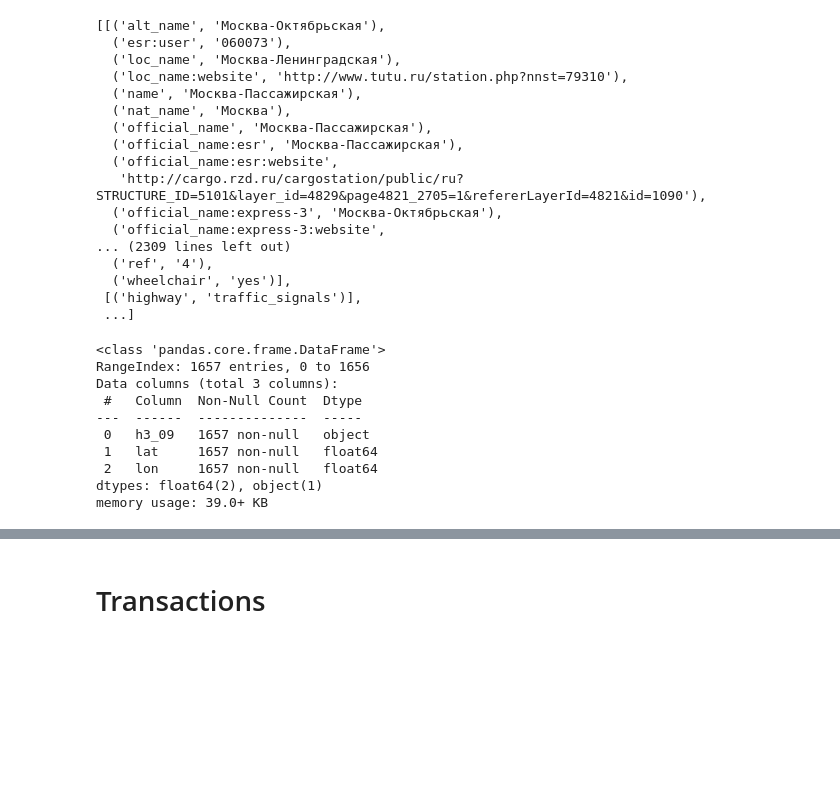
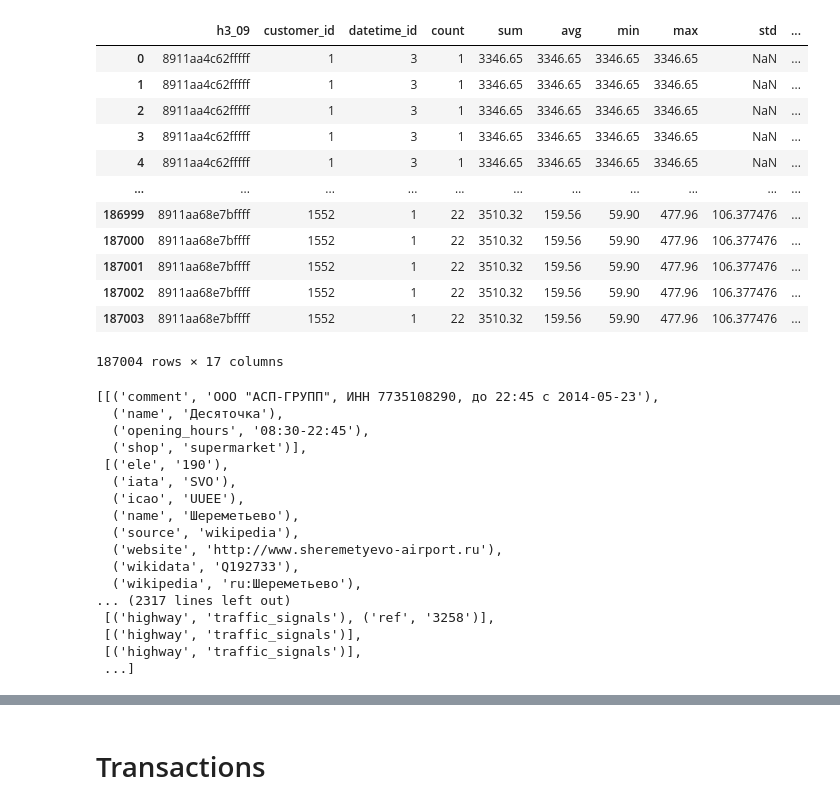
Before and after one commit to Luzinsan/BigData-project, a Jupyter notebook: notebooks/eda.ipynb, the cells around one changed output, grey strips where cells are left out. Cells and saved outputs as stored; diff of their text form; code cells hidden in the pictures; blank space fills up the shorter version.

```diff
--- a/notebooks/eda.ipynb
+++ b/notebooks/eda.ipynb
@@ -63,20 +243,38 @@ Best engine:  fastparquet with mean:  0.008549931049346924
+# %%
+moscow['h3_09'] =  moscow[['lat','lon']].apply(lambda row: h3.latlng_to_cell(row['lat'], row['lon'], 9), axis=1)
+# %%
+transactions.iloc[:1000].merge(moscow, how='left', on='h3_09')
+# %% [output]
+|  | h3_09 | customer_id | datetime_id | count | sum | avg | min | max | std | ... |
+| 0 | 8911aa4c62fffff | 1 | 3 | 1 | 3346.65 | 3346.65 | 3346.65 | 3346.65 | NaN | ... |
+| 1 | 8911aa4c62fffff | 1 | 3 | 1 | 3346.65 | 3346.65 | 3346.65 | 3346.65 | NaN | ... |
+| 2 | 8911aa4c62fffff | 1 | 3 | 1 | 3346.65 | 3346.65 | 3346.65 | 3346.65 | NaN | ... |
+| 3 | 8911aa4c62fffff | 1 | 3 | 1 | 3346.65 | 3346.65 | 3346.65 | 3346.65 | NaN | ... |
+| 4 | 8911aa4c62fffff | 1 | 3 | 1 | 3346.65 | 3346.65 | 3346.65 | 3346.65 | NaN | ... |
+| ... | ... | ... | ... | ... | ... | ... | ... | ... | ... | ... |
+| 186999 | 8911aa68e7bffff | 1552 | 1 | 22 | 3510.32 | 159.56 | 59.90 | 477.96 | 106.377476 | ... |
+| 187000 | 8911aa68e7bffff | 1552 | 1 | 22 | 3510.32 | 159.56 | 59.90 | 477.96 | 106.377476 | ... |
+| 187001 | 8911aa68e7bffff | 1552 | 1 | 22 | 3510.32 | 159.56 | 59.90 | 477.96 | 106.377476 | ... |
+| 187002 | 8911aa68e7bffff | 1552 | 1 | 22 | 3510.32 | 159.56 | 59.90 | 477.96 | 106.377476 | ... |
+| 187003 | 8911aa68e7bffff | 1552 | 1 | 22 | 3510.32 | 159.56 | 59.90 | 477.96 | 106.377476 | ... |
+187004 rows × 17 columns
 # %%
-moscow[moscow['tags'].notna()]['tags'].to_list()[2:]
+moscow[moscow['tags'].notna()]['tags'].to_list()
 # %% [output]
-[[('alt_name', 'Москва-Октябрьская'),
-  ('esr:user', '060073'),
-  ('loc_name', 'Москва-Ленинградская'),
-  ('loc_name:website', 'http://www.tutu.ru/station.php?nnst=79310'),
-  ('name', 'Москва-Пассажирская'),
-  ('nat_name', 'Москва'),
-  ('official_name', 'Москва-Пассажирская'),
-  ('official_name:esr', 'Москва-Пассажирская'),
-  ('official_name:esr:website',
-   'http://cargo.rzd.ru/cargostation/public/ru?STRUCTURE_ID=5101&layer_id=4829&page4821_2705=1&refererLayerId=4821&id=1090'),
-  ('official_name:express-3', 'Москва-Октябрьская'),
-  ('official_name:express-3:website',
-... (2309 lines left out)
-  ('ref', '4'),
-  ('wheelchair', 'yes')],
+[[('comment', 'ООО "АСП-ГРУПП", ИНН 7735108290, до 22:45 c 2014-05-23'),
+  ('name', 'Десяточка'),
+  ('opening_hours', '08:30-22:45'),
+  ('shop', 'supermarket')],
+ [('ele', '190'),
+  ('iata', 'SVO'),
+  ('icao', 'UUEE'),
+  ('name', 'Шереметьево'),
+  ('source', 'wikipedia'),
+  ('website', 'http://www.sheremetyevo-airport.ru'),
+  ('wikidata', 'Q192733'),
+  ('wikipedia', 'ru:Шереметьево'),
+... (2317 lines left out)
+ [('highway', 'traffic_signals'), ('ref', '3258')],
+ [('highway', 'traffic_signals')],
  [('highway', 'traffic_signals')],
  ...]
@@ -92,13 +280,0 @@ hexses_target = open_lst('./data/hexses_target.lst')
-# %%
-hexses_target.info()
-# %% [output]
-<class 'pandas.core.frame.DataFrame'>
-RangeIndex: 1657 entries, 0 to 1656
-Data columns (total 3 columns):
- #   Column  Non-Null Count  Dtype
----  ------  --------------  -----
- 0   h3_09   1657 non-null   object
- 1   lat     1657 non-null   float64
- 2   lon     1657 non-null   float64
-dtypes: float64(2), object(1)
-memory usage: 39.0+ KB
```
Also changed, not shown: parts of 24 cells of this notebook, 3 other files.
